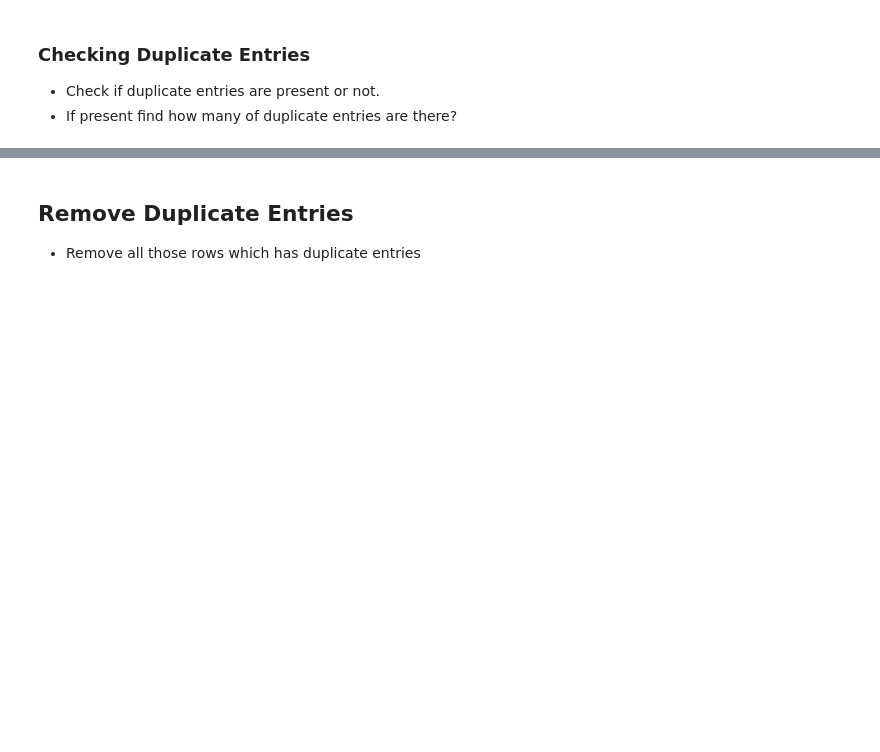
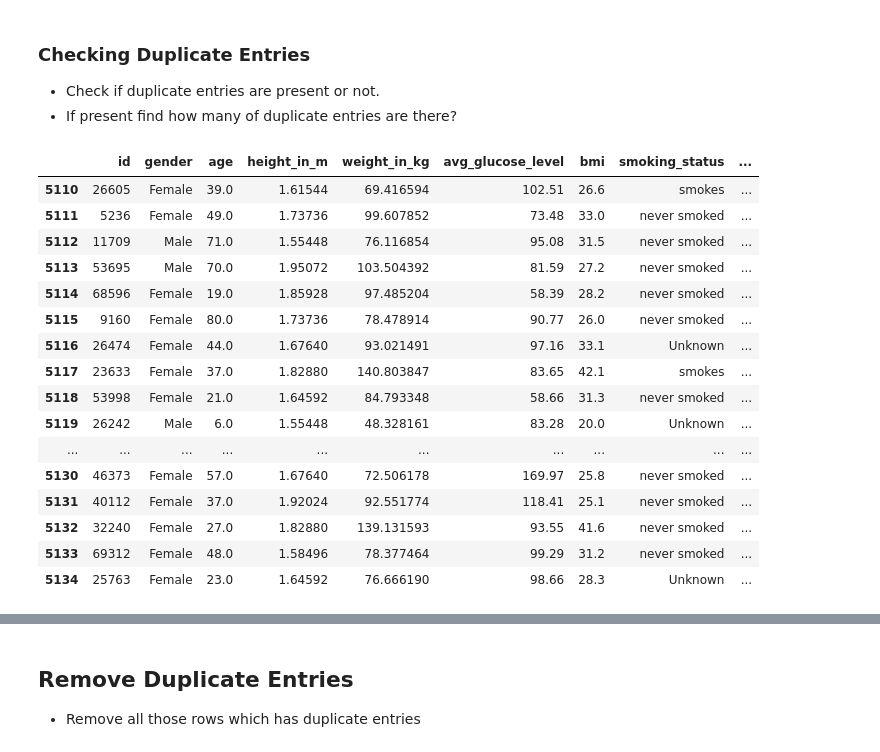
Before and after one commit to Neha-Shrestha/AI-Fellowship-Data-Wrangling, a Jupyter notebook: AI_FELLOWSHIP_Student_Notebook_Pandas_Data_Wrangling.ipynb, the cells around one changed output, grey strips where cells are left out. Saved outputs shown, nothing was run; the diff lists cells and outputs as text; code cells hidden in the pictures; blank space fills up the shorter version.

```diff
--- a/AI_FELLOWSHIP_Student_Notebook_Pandas_Data_Wrangling.ipynb
+++ b/AI_FELLOWSHIP_Student_Notebook_Pandas_Data_Wrangling.ipynb
@@ -366,3 +366,22 @@ df.loc[(df['gender']=="Female") & (df['smoking_status']=="smokes")]
 - If present find how many of duplicate entries are there?
 # %%
 ## write your code here
+df[df.duplicated()]
+# %% [output]
+|  | id | gender | age | height_in_m | weight_in_kg | avg_glucose_level | bmi | smoking_status | ... |
+| 5110 | 26605 | Female | 39.0 | 1.61544 | 69.416594 | 102.51 | 26.6 | smokes | ... |
+| 5111 | 5236 | Female | 49.0 | 1.73736 | 99.607852 | 73.48 | 33.0 | never smoked | ... |
+| 5112 | 11709 | Male | 71.0 | 1.55448 | 76.116854 | 95.08 | 31.5 | never smoked | ... |
+| 5113 | 53695 | Male | 70.0 | 1.95072 | 103.504392 | 81.59 | 27.2 | never smoked | ... |
+| 5114 | 68596 | Female | 19.0 | 1.85928 | 97.485204 | 58.39 | 28.2 | never smoked | ... |
+| 5115 | 9160 | Female | 80.0 | 1.73736 | 78.478914 | 90.77 | 26.0 | never smoked | ... |
+| 5116 | 26474 | Female | 44.0 | 1.67640 | 93.021491 | 97.16 | 33.1 | Unknown | ... |
+| 5117 | 23633 | Female | 37.0 | 1.82880 | 140.803847 | 83.65 | 42.1 | smokes | ... |
+| 5118 | 53998 | Female | 21.0 | 1.64592 | 84.793348 | 58.66 | 31.3 | never smoked | ... |
+| 5119 | 26242 | Male | 6.0 | 1.55448 | 48.328161 | 83.28 | 20.0 | Unknown | ... |
+| ... | ... | ... | ... | ... | ... | ... | ... | ... | ... |
+| 5130 | 46373 | Female | 57.0 | 1.67640 | 72.506178 | 169.97 | 25.8 | never smoked | ... |
+| 5131 | 40112 | Female | 37.0 | 1.92024 | 92.551774 | 118.41 | 25.1 | never smoked | ... |
+| 5132 | 32240 | Female | 27.0 | 1.82880 | 139.131593 | 93.55 | 41.6 | never smoked | ... |
+| 5133 | 69312 | Female | 48.0 | 1.58496 | 78.377464 | 99.29 | 31.2 | never smoked | ... |
+| 5134 | 25763 | Female | 23.0 | 1.64592 | 76.666190 | 98.66 | 28.3 | Unknown | ... |
```
Also changed, not shown: parts of 26 cells of this notebook.
